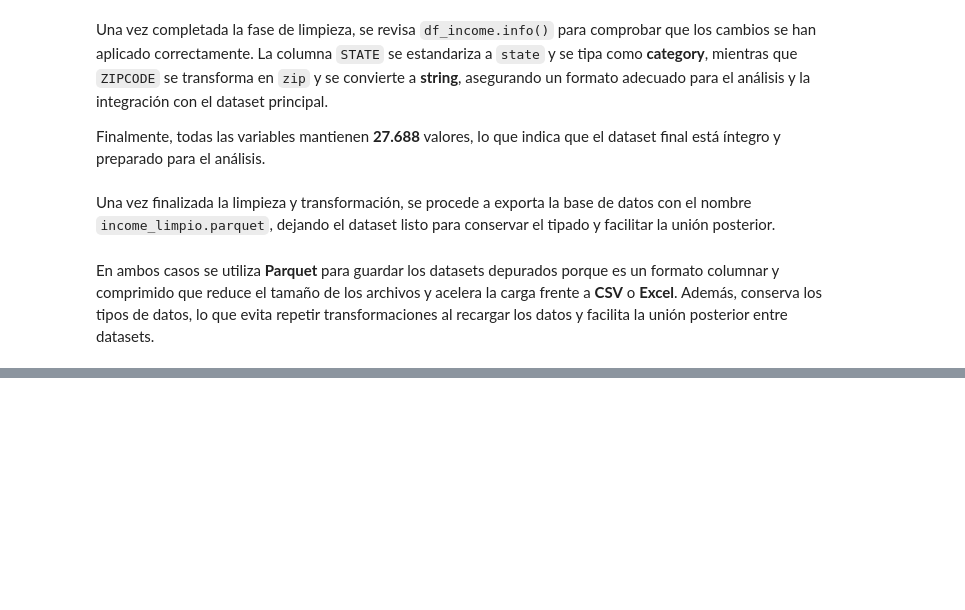
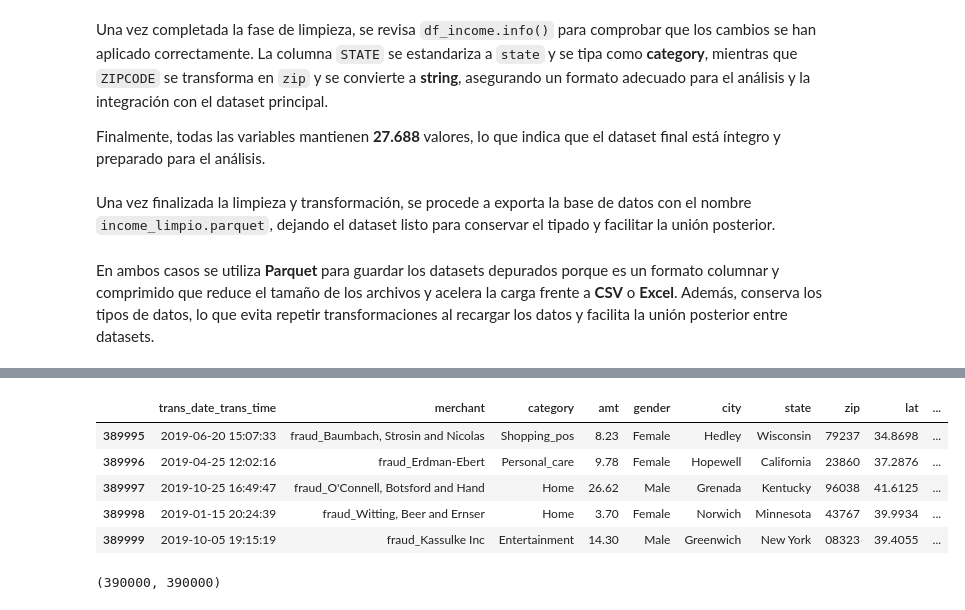
Before and after one commit to C4rl0s1515/Fraud-detection-eda-project, a Jupyter notebook: notebook/0.2_limpieza_y_transformacion2.ipynb, the cells around one changed output, grey strips where cells are left out. Saved outputs shown, nothing was run; the diff lists cells and outputs as text; code cells hidden in the pictures; blank space fills up the shorter version.

```diff
--- a/notebook/0.2_limpieza_y_transformacion2.ipynb
+++ b/notebook/0.2_limpieza_y_transformacion2.ipynb
@@ -415,0 +455,13 @@ En ambos casos se utiliza **Parquet** para guardar los datasets depurados porque
+# %%
+df_union.tail()
+# %% [output]
+|  | trans_date_trans_time | merchant | category | amt | gender | city | state | zip | lat | ... |
+| 389995 | 2019-06-20 15:07:33 | fraud_Baumbach, Strosin and Nicolas | Shopping_pos | 8.23 | Female | Hedley | Wisconsin | 79237 | 34.8698 | ... |
+| 389996 | 2019-04-25 12:02:16 | fraud_Erdman-Ebert | Personal_care | 9.78 | Female | Hopewell | California | 23860 | 37.2876 | ... |
+| 389997 | 2019-10-25 16:49:47 | fraud_O'Connell, Botsford and Hand | Home | 26.62 | Male | Grenada | Kentucky | 96038 | 41.6125 | ... |
+| 389998 | 2019-01-15 20:24:39 | fraud_Witting, Beer and Ernser | Home | 3.70 | Female | Norwich | Minnesota | 43767 | 39.9934 | ... |
+| 389999 | 2019-10-05 19:15:19 | fraud_Kassulke Inc | Entertainment | 14.30 | Male | Greenwich | New York | 08323 | 39.4055 | ... |
+# %%
+len(df_fraud), len(df_union)
+# %% [output]
+(390000, 390000)
```
Also changed, not shown: parts of 21 cells of this notebook, 8 other files.
